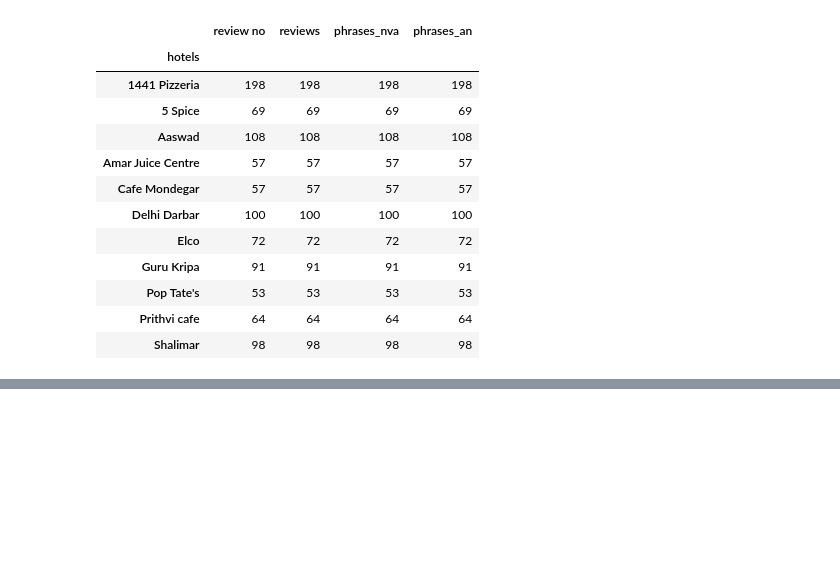
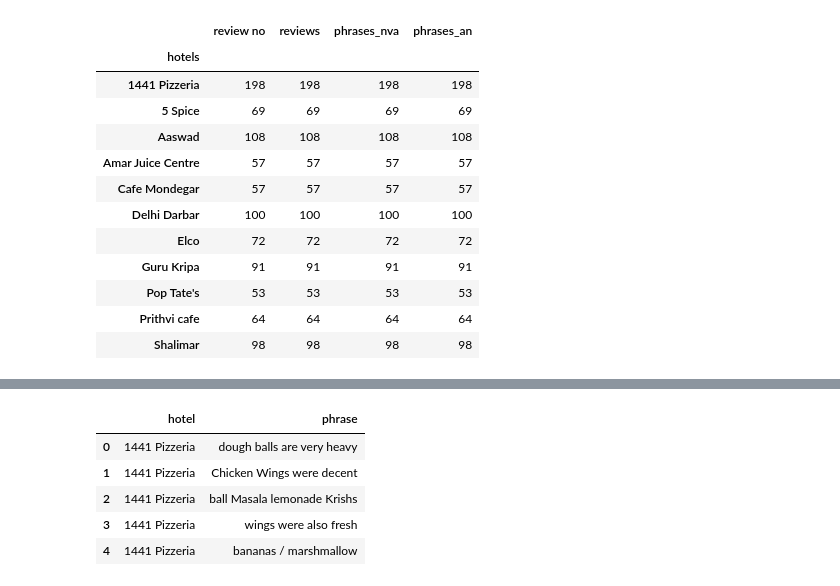
Before and after one commit to NishantJadhav369/Restaurant-Review-Summarization, a Jupyter notebook: EntityPhrases.ipynb, the cells around one changed output, grey strips where cells are left out. Cells and saved outputs as stored; diff of their text form; code cells hidden in the pictures; blank space fills up the shorter version.

```diff
--- a/EntityPhrases.ipynb
+++ b/EntityPhrases.ipynb
@@ -271,0 +273,10 @@ final[((final.phrases_nva!=0) | (final.phrases_an!=0)) & (final.hotels=='Shalima
+# %%
+sentiment_df = pd.DataFrame(phrases,columns=['hotel','phrase'])
+sentiment_df.head()
+# %% [output]
+|  | hotel | phrase |
+| 0 | 1441 Pizzeria | dough balls are very heavy |
+| 1 | 1441 Pizzeria | Chicken Wings were decent |
+| 2 | 1441 Pizzeria | ball Masala lemonade Krishs |
+| 3 | 1441 Pizzeria | wings were also fresh |
+| 4 | 1441 Pizzeria | bananas / marshmallow |
```
Also changed, not shown: parts of 15 cells of this notebook.
